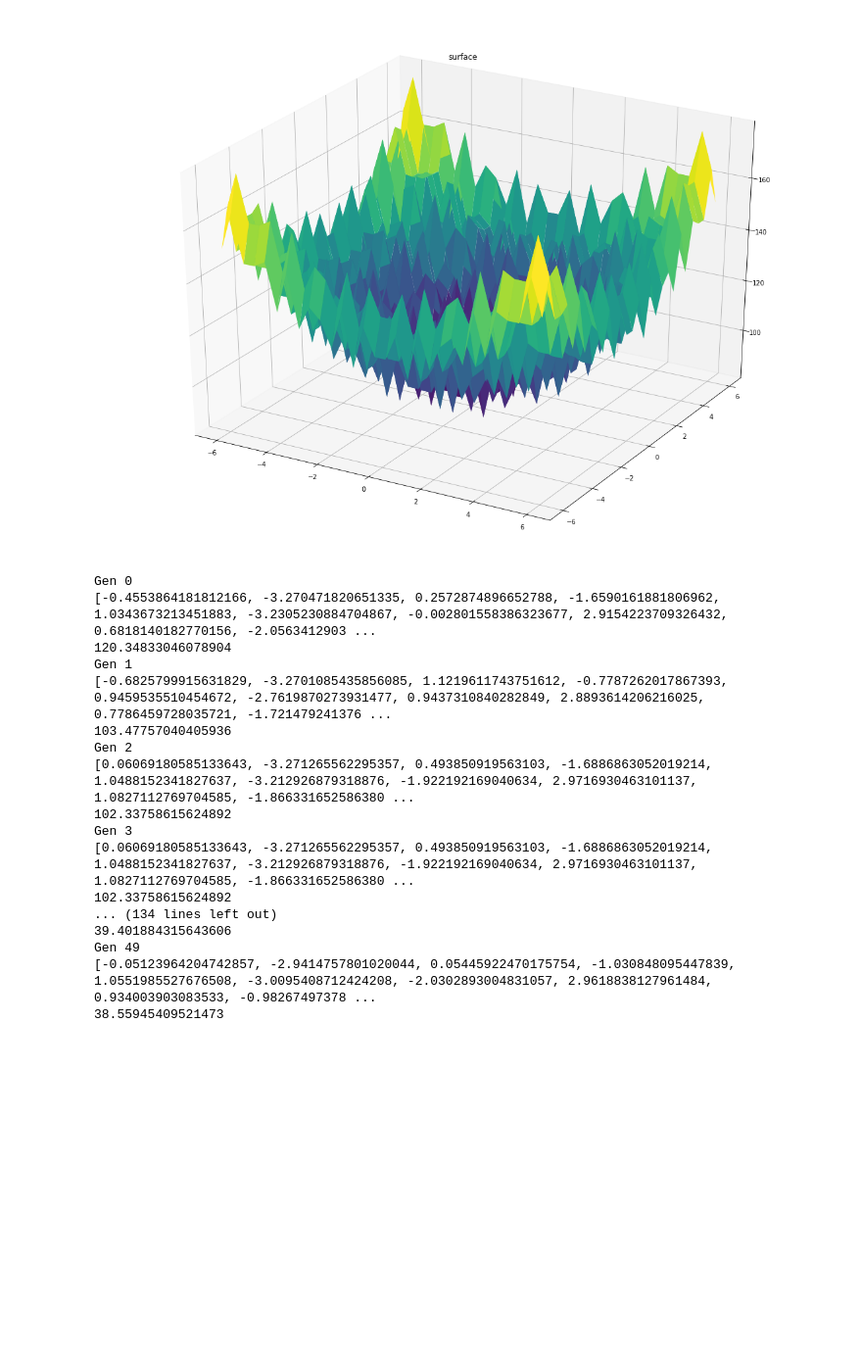
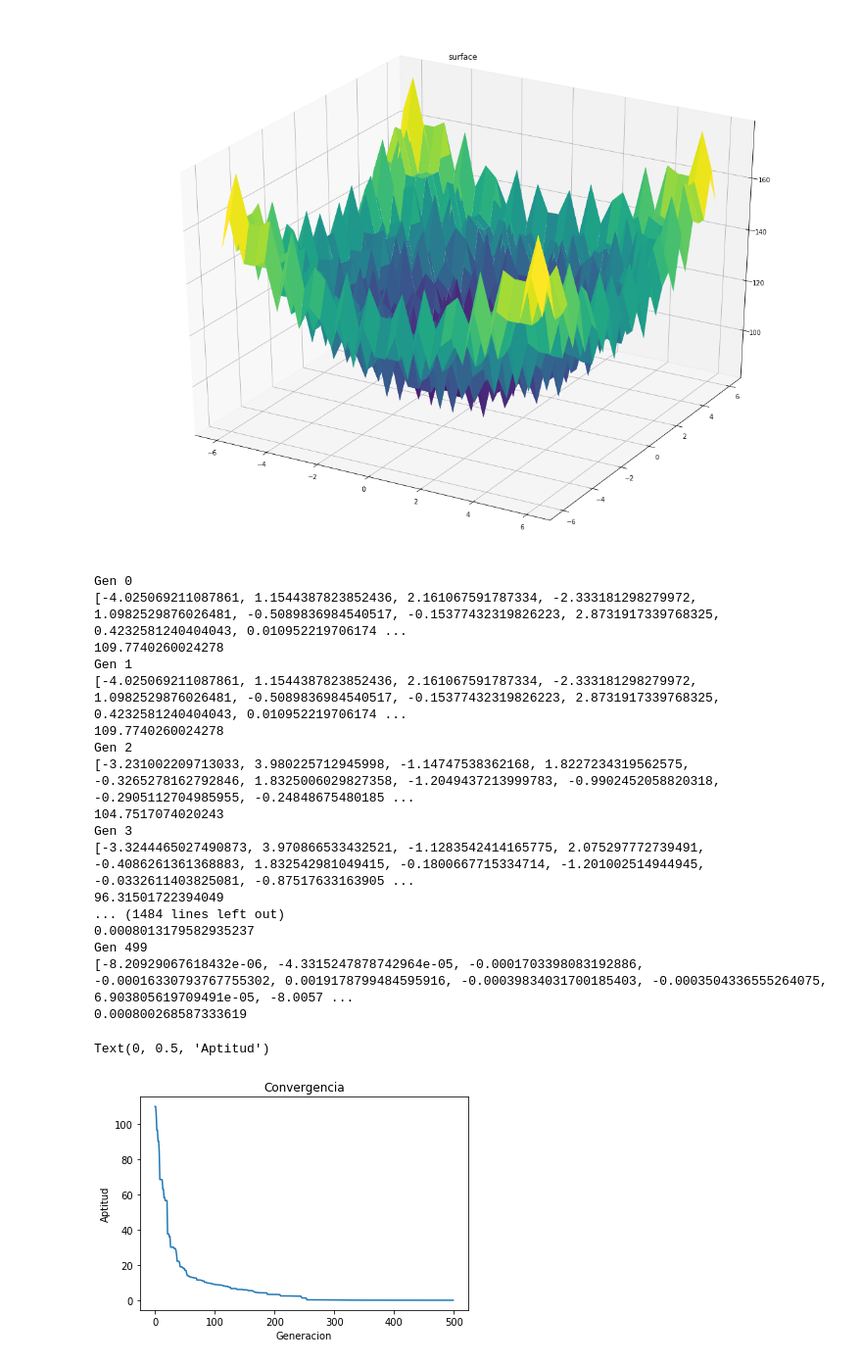
Before and after one commit to arturomf94/ce-mia, a Jupyter notebook: tarea3/genetic_algorithm.ipynb, the cells around one changed output. Shown at 98% size. Saved outputs shown, nothing was run; the diff lists cells and outputs as text; code cells hidden in the pictures; blank space fills up the shorter version.

```diff
--- a/tarea3/genetic_algorithm.ipynb
+++ b/tarea3/genetic_algorithm.ipynb
@@ -155,8 +167,8 @@ lim_sup = 5.2
 D = 10
 N = 10
 
-pop_size = 50
-num_gen = 50
+pop_size = 300
+num_gen = 500
 p_xo = 0.5
 p_mu = 0.1
 p_tournament_win = .7
@@ -238,6 +250,7 @@ def selRandomTournament(individuals, k, tournsize, prob_win, fit_attr="fitness",
           chosen.append(random.choice(aspirants))
     return chosen
 # %%
+top_individuals = []
 creator.create("FitnessMin", base.Fitness, weights=(-1.0,))
 creator.create("Individual", list, fitness=creator.FitnessMin)
 
@@ -268,28 +281,37 @@ for gen in range(NGEN):
     if gen > 0:
       population = best_individual + population[:(len(population) - 1)]
     best_individual = tools.selBest(population, k=1)
+    top_individuals = top_individuals + [best_individual[0].fitness.values[0]]
     print('Gen ' + str(gen))
     print(best_individual[0])
     print(best_individual[0].fitness.values[0])
 top10 = tools.selBest(population, k=10)
 # %% [output]
 Gen 0
-[-0.4553864181812166, -3.270471820651335, 0.2572874896652788, -1.6590161881806962, 1.0343673213451883, -3.2305230884704867, -0.002801558386323677, 2.9154223709326432, 0.6818140182770156, -2.0563412903 ...
-120.34833046078904
+[-4.025069211087861, 1.1544387823852436, 2.161067591787334, -2.333181298279972, 1.0982529876026481, -0.5089836984540517, -0.15377432319826223, 2.8731917339768325, 0.4232581240404043, 0.010952219706174 ...
+109.7740260024278
 Gen 1
-[-0.6825799915631829, -3.2701085435856085, 1.1219611743751612, -0.7787262017867393, 0.9459535510454672, -2.7619870273931477, 0.9437310840282849, 2.8893614206216025, 0.7786459728035721, -1.721479241376 ...
-103.47757040405936
+[-4.025069211087861, 1.1544387823852436, 2.161067591787334, -2.333181298279972, 1.0982529876026481, -0.5089836984540517, -0.15377432319826223, 2.8731917339768325, 0.4232581240404043, 0.010952219706174 ...
+109.7740260024278
 Gen 2
-[0.06069180585133643, -3.271265562295357, 0.493850919563103, -1.6886863052019214, 1.0488152341827637, -3.212926879318876, -1.922192169040634, 2.9716930463101137, 1.0827112769704585, -1.866331652586380 ...
-102.33758615624892
+[-3.231002209713033, 3.980225712945998, -1.14747538362168, 1.8227234319562575, -0.3265278162792846, 1.8325006029827358, -1.2049437213999783, -0.9902452058820318, -0.2905112704985955, -0.24848675480185 ...
+104.7517074020243
 Gen 3
-[0.06069180585133643, -3.271265562295357, 0.493850919563103, -1.6886863052019214, 1.0488152341827637, -3.212926879318876, -1.922192169040634, 2.9716930463101137, 1.0827112769704585, -1.866331652586380 ...
-102.33758615624892
-... (134 lines left out)
-39.401884315643606
-Gen 49
-[-0.05123964204742857, -2.9414757801020044, 0.05445922470175754, -1.030848095447839, 1.0551985527676508, -3.0095408712424208, -2.0302893004831057, 2.9618838127961484, 0.934003903083533, -0.98267497378 ...
-38.55945409521473
+[-3.3244465027490873, 3.970866533432521, -1.1283542414165775, 2.075297772739491, -0.4086261361368883, 1.832542981049415, -0.1800667715334714, -1.201002514944945, -0.0332611403825081, -0.87517633163905 ...
+96.31501722394049
+... (1484 lines left out)
+0.0008013179582935237
+Gen 499
+[-8.20929067618432e-06, -4.3315247878742964e-05, -0.0001703398083192886, -0.00016330793767755302, 0.0019178799484595916, -0.00039834031700185403, -0.0003504336555264075, 6.903805619709491e-05, -8.0057 ...
+0.000800268587333619
+# %%
+plt.plot(range(NGEN), top_individuals)
+plt.title('Convergencia')
+plt.xlabel('Generacion')
+plt.ylabel('Aptitud')
+# %% [output]
+Text(0, 0.5, 'Aptitud')
+[figure, added]
 # %%
 # run function for problem one
 
```
Also changed, not shown: parts of 31 cells of this notebook.
